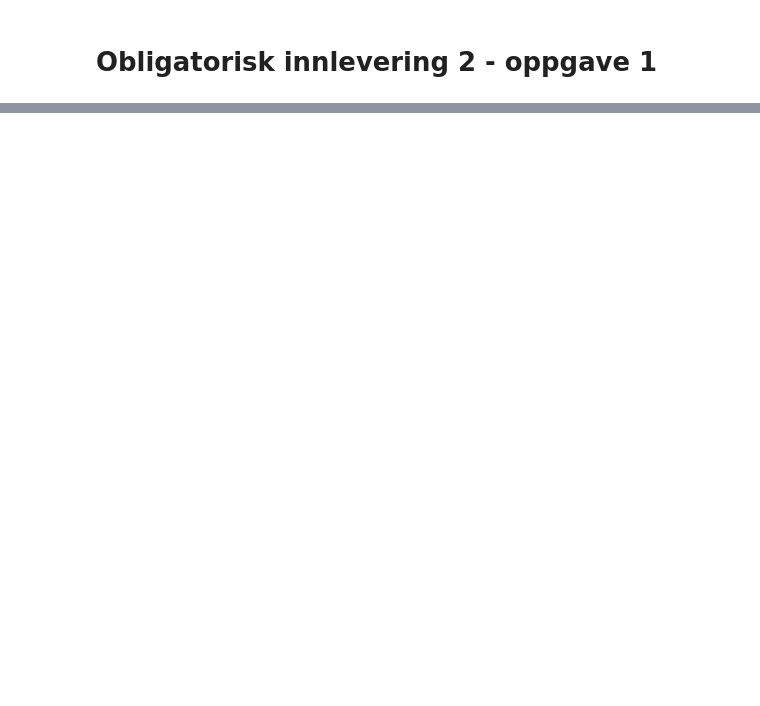
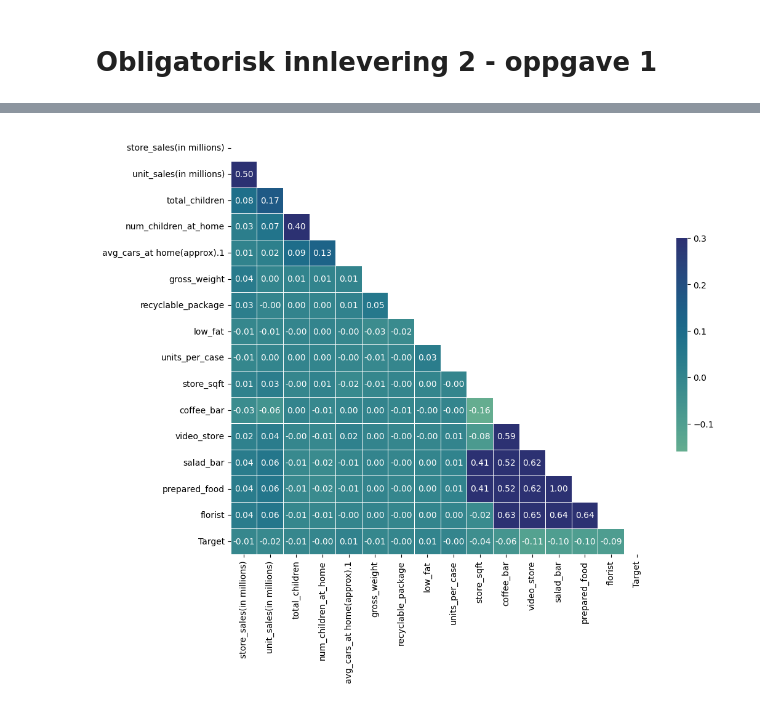
Before and after one commit to Bsingstad/DMBA-ML, a Jupyter notebook: Oblig 2/Oppgave 1.ipynb, the cells around one changed output, grey strips where cells are left out. Drawn from its saved outputs; the diff is of its cells as text; code cells hidden in the pictures; blank space fills up the shorter version.

```diff
--- a/Oblig 2/Oppgave 1.ipynb
+++ b/Oblig 2/Oppgave 1.ipynb
@@ -317,0 +39,25 @@ Oppgaver er løst med bruk av hjelpemiddel chatGPT og sklearn dokumentasjon.
+# %%
+def correlation_matrix(X, y):
+    X_temp = X.copy()
+    y_temp = y.copy()
+    # kombinerer target med data
+    X_temp["Target"] = y_temp
+
+    corr = X_temp.corr()
+    mask = np.triu(np.ones_like(corr, dtype=bool))
+
+    # Set up the matplotlib figure
+    f, ax = plt.subplots(figsize=(11, 9))
+
+    # Generate a custom diverging colormap
+    # cmap = sns.diverging_palette(230, 20, as_cmap=True)
+    # or choose a spesific cmap.
+    cmap="crest"
+
+    # Draw the heatmap with the mask and correct aspect ratio
+    sns.heatmap(corr, annot=True, mask=mask, cmap=cmap, vmax=.3, center=0,
+                square=True, linewidths=.5, fmt=".2f", cbar_kws={"shrink": .5})
+
+correlation_matrix(X_train,y_train)
+# %% [output]
+[figure, added]
```
Also changed, not shown: parts of 79 cells of this notebook, 1 other file.
